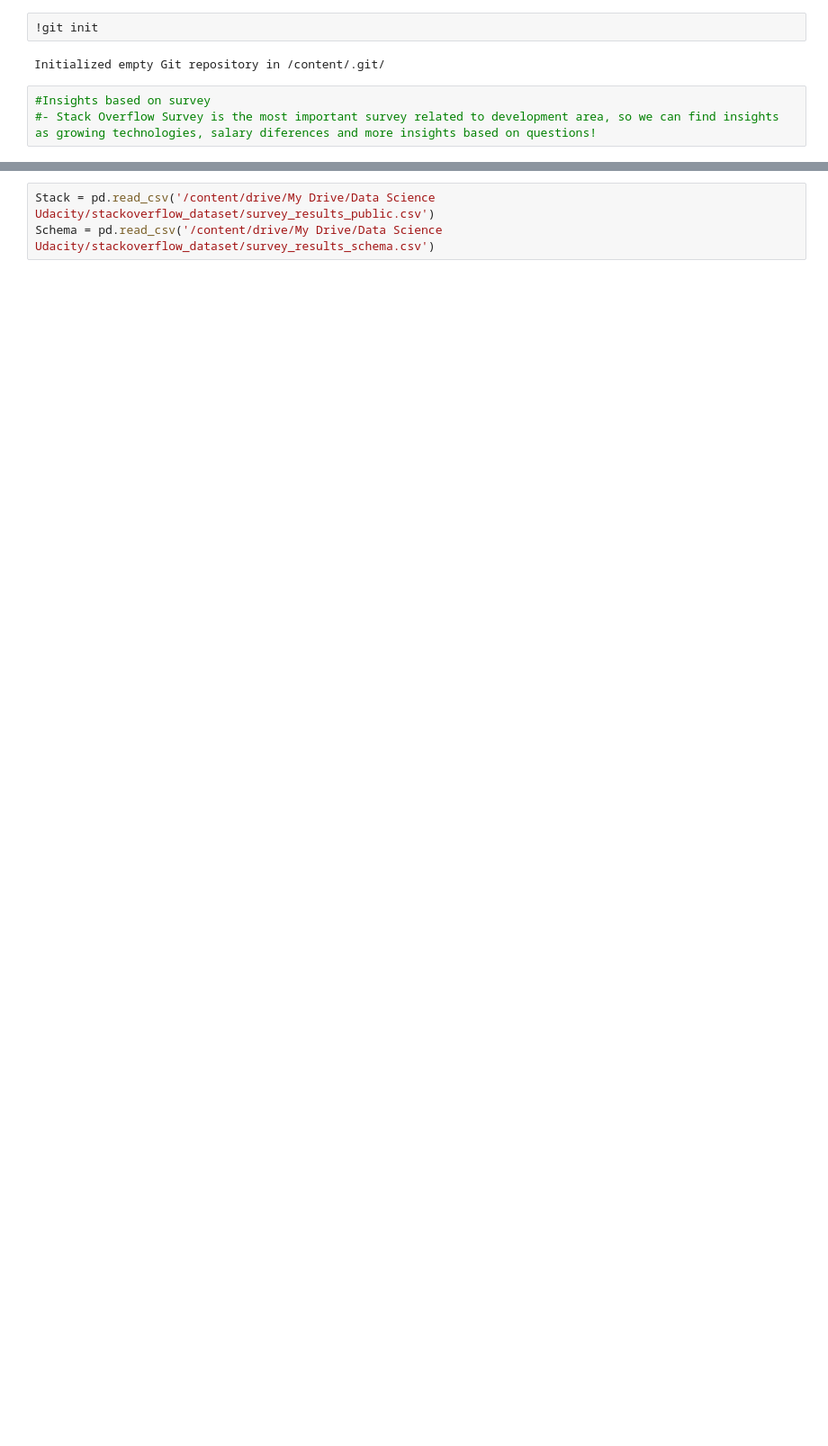
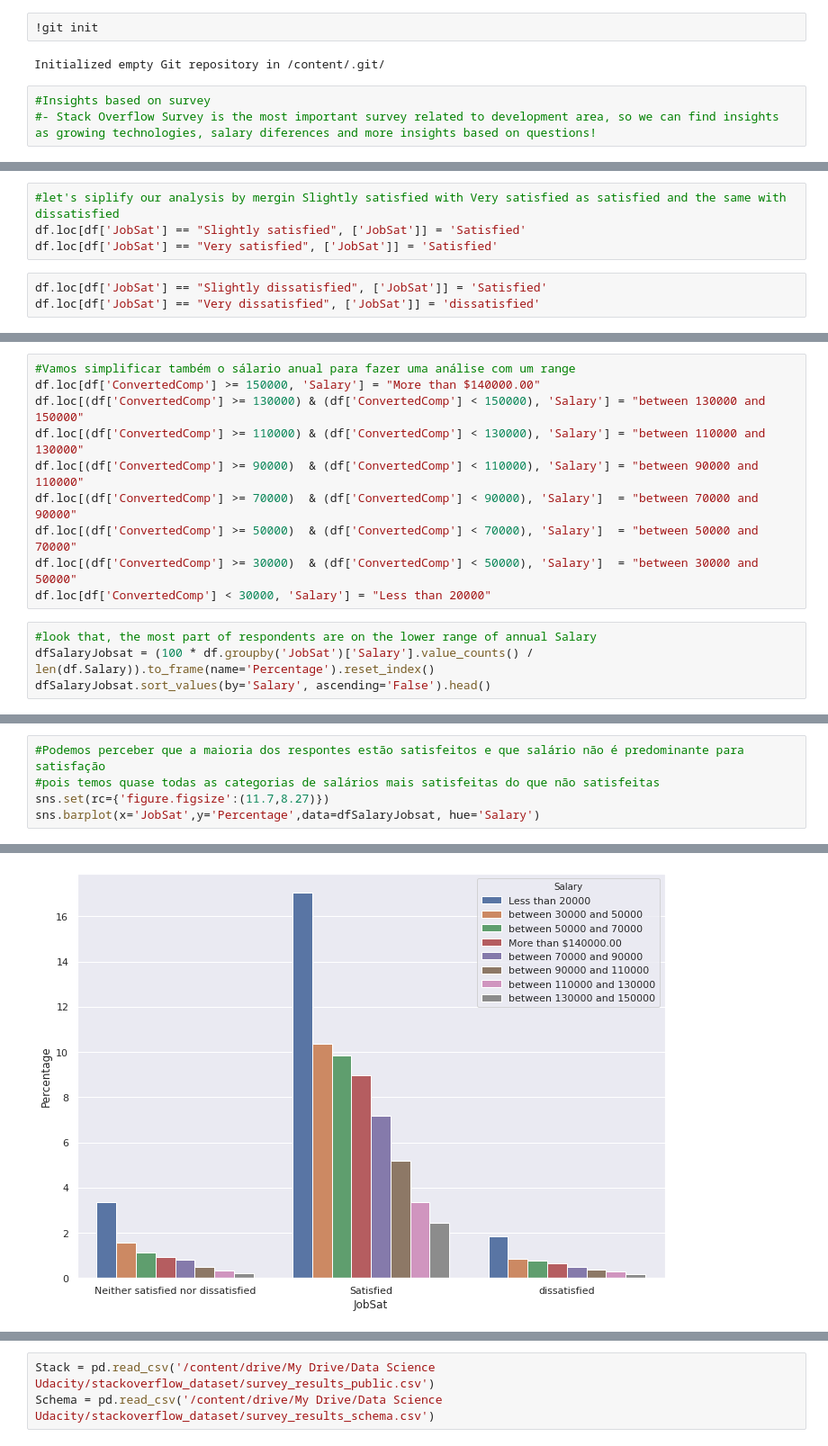
Before and after one commit to guimontico/DataSicenceProjects, a Jupyter notebook: UdacityProjects/StackOverflowSurvey.ipynb, the cells around one changed output, grey strips where cells are left out. Shown at 90% size. Drawn from its saved outputs; the diff is of its cells as text; blank space fills up the shorter version.

```diff
--- a/UdacityProjects/StackOverflowSurvey.ipynb
+++ b/UdacityProjects/StackOverflowSurvey.ipynb
@@ -160,0 +193,7 @@ warnings.simplefilter("ignore", UserWarning)
+# %%
+#let's siplify our analysis by mergin Slightly satisfied with Very satisfied as satisfied and the same with dissatisfied
+df.loc[df['JobSat'] == "Slightly satisfied", ['JobSat']] = 'Satisfied'
+df.loc[df['JobSat'] == "Very satisfied", ['JobSat']] = 'Satisfied'
+# %%
+df.loc[df['JobSat'] == "Slightly dissatisfied", ['JobSat']] = 'Satisfied'
+df.loc[df['JobSat'] == "Very dissatisfied", ['JobSat']] = 'dissatisfied'
@@ -160,0 +202,14 @@ warnings.simplefilter("ignore", UserWarning)
+# %%
+#Vamos simplificar também o sálario anual para fazer uma análise com um range
+df.loc[df['ConvertedComp'] >= 150000, 'Salary'] = "More than $140000.00"
+df.loc[(df['ConvertedComp'] >= 130000) & (df['ConvertedComp'] < 150000), 'Salary'] = "between 130000 and 150000"
+df.loc[(df['ConvertedComp'] >= 110000) & (df['ConvertedComp'] < 130000), 'Salary'] = "between 110000 and 130000"
+df.loc[(df['ConvertedComp'] >= 90000)  & (df['ConvertedComp'] < 110000), 'Salary'] = "between 90000 and 110000"
+df.loc[(df['ConvertedComp'] >= 70000)  & (df['ConvertedComp'] < 90000), 'Salary']  = "between 70000 and 90000"
+df.loc[(df['ConvertedComp'] >= 50000)  & (df['ConvertedComp'] < 70000), 'Salary']  = "between 50000 and 70000"
+df.loc[(df['ConvertedComp'] >= 30000)  & (df['ConvertedComp'] < 50000), 'Salary']  = "between 30000 and 50000"
+df.loc[df['ConvertedComp'] < 30000, 'Salary'] = "Less than 20000"
+# %%
+#look that, the most part of respondents are on the lower range of annual Salary
+dfSalaryJobsat = (100 * df.groupby('JobSat')['Salary'].value_counts() / len(df.Salary)).to_frame(name='Percentage').reset_index()
+dfSalaryJobsat.sort_values(by='Salary', ascending='False').head()
@@ -160,0 +223,6 @@ warnings.simplefilter("ignore", UserWarning)
+# %%
+#Podemos perceber que a maioria dos respontes estão satisfeitos e que salário não é predominante para satisfação
+#pois temos quase todas as categorias de salários mais satisfeitas do que não satisfeitas
+sns.set(rc={'figure.figsize':(11.7,8.27)})
+sns.barplot(x='JobSat',y='Percentage',data=dfSalaryJobsat, hue='Salary')
+# %% [output]
@@ -160,0 +230 @@ warnings.simplefilter("ignore", UserWarning)
+[figure, added]
```
Also changed, not shown: parts of 92 cells of this notebook.
